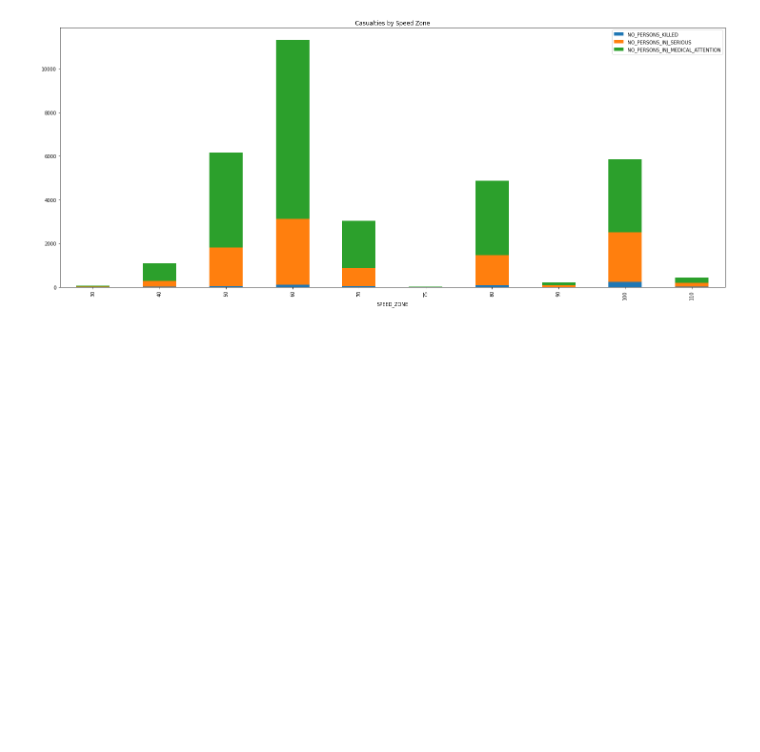
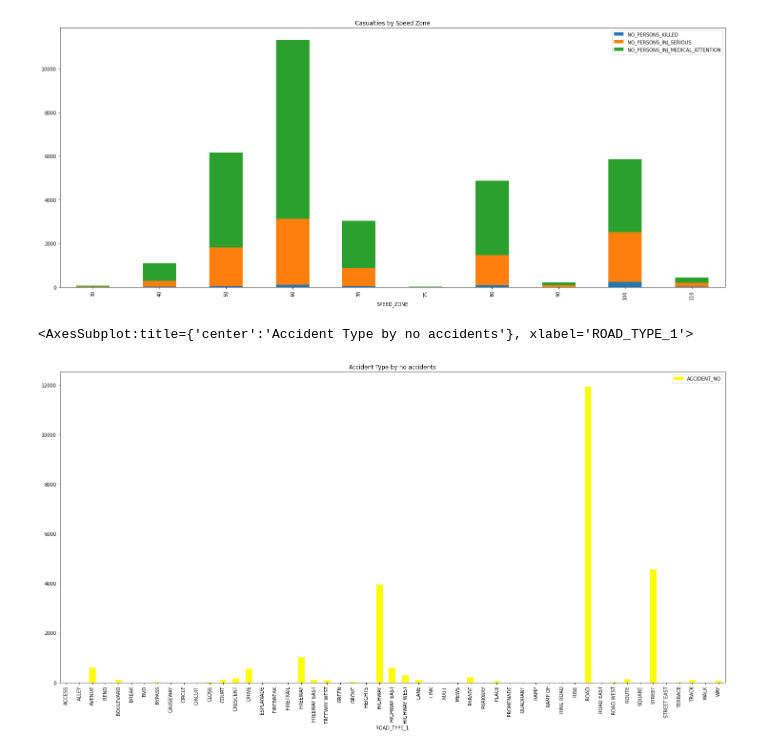
Before and after one commit to parthatulparekh/VIC_Road_Accident, a Jupyter notebook: Road_Accident.ipynb, the cells around one changed output. Drawn from its saved outputs; the diff is of its cells as text; code cells hidden in the pictures; blank space fills up the shorter version.

```diff
--- a/Road_Accident.ipynb
+++ b/Road_Accident.ipynb
@@ -168,3 +178,9 @@ df_new2.plot.bar(title='Casualties by Speed Zone',stacked=True,figsize=(25,10))
 # %% [output]
 <AxesSubplot:title={'center':'Casualties by Speed Zone'}, xlabel='SPEED_ZONE'>
 [figure]
+# %%
+df_new4 = df.groupby(['ROAD_TYPE_1'])[['ACCIDENT_NO']].count()
+df_new4.plot.bar(title='Accident Type by no accidents',color='yellow',stacked=True,figsize=(25,12))
+# %% [output]
+<AxesSubplot:title={'center':'Accident Type by no accidents'}, xlabel='ROAD_TYPE_1'>
+[figure, added]
```
Also changed, not shown: parts of 4 cells of this notebook.
